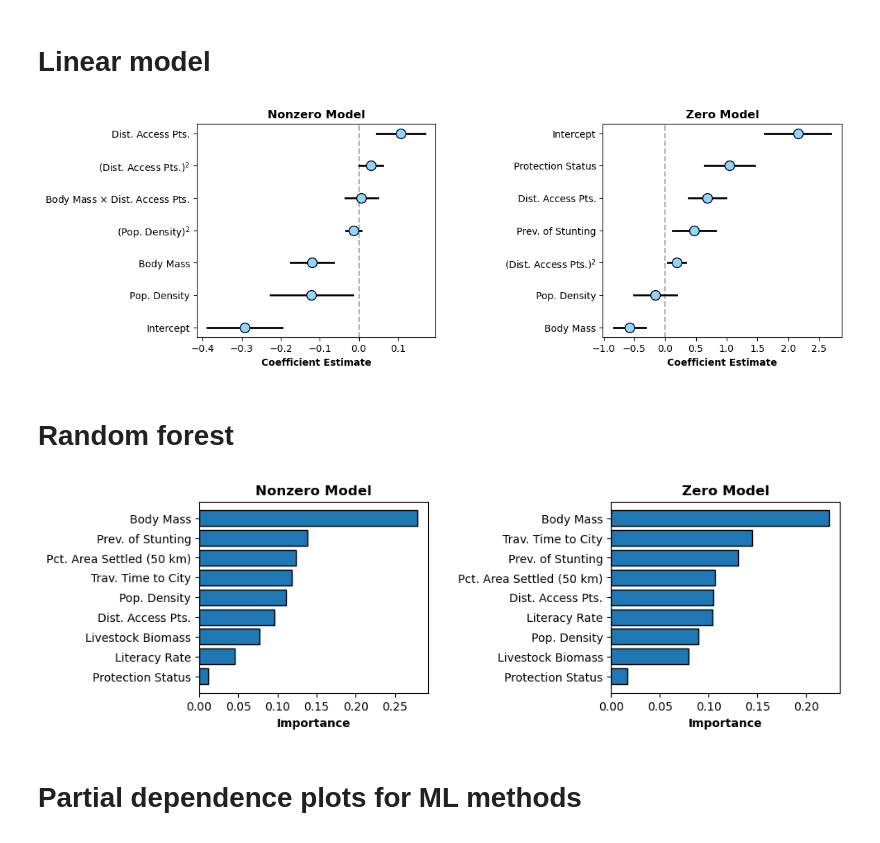
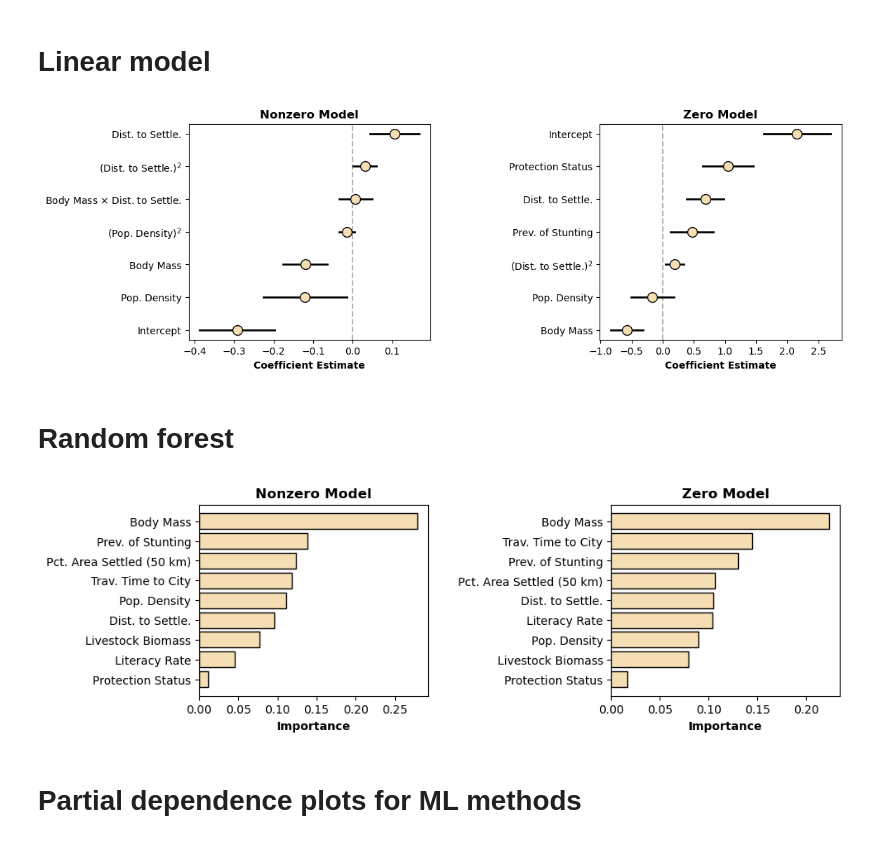
Before and after one commit to emiliolr/life-hunting, a Jupyter notebook: notebooks/final_model_exploration.ipynb, the cells around one changed output. Saved outputs shown, nothing was run; the diff lists cells and outputs as text; code cells hidden in the pictures.

```diff
--- a/notebooks/final_model_exploration.ipynb
+++ b/notebooks/final_model_exploration.ipynb
@@ -44,9 +44,9 @@ zero_coefs = zero_coefs.sort_values('Estimate')
 # %%
 # Plotting model coefficients
 #  changing the names for plotting purposes
-plot_names = {'Dist_Settlement_KM' : 'Dist. Access Pts.',
-              'Body_Mass:Dist_Settlement_KM' : 'Body Mass $\\times$ Dist. Access Pts.',
-              'I(Dist_Settlement_KM^2)' : '(Dist. Access Pts.)$^2$',
+plot_names = {'Dist_Settlement_KM' : 'Dist. to Settle.',
+              'Body_Mass:Dist_Settlement_KM' : 'Body Mass $\\times$ Dist. to Settle.',
+              'I(Dist_Settlement_KM^2)' : '(Dist. to Settle.)$^2$',
               'Population_Density' : 'Pop. Density',
               'I(Population_Density^2)' : '(Pop. Density)$^2$',
               '(Intercept)' : 'Intercept',
@@ -59,7 +59,7 @@ fig, axs = plt.subplots(1, 2, figsize = (12, 4))
 
 for data, model, ax in zip([nonzero_coefs, zero_coefs], ['nonzero', 'zero'], axs):
     ax.scatter(data['Estimate'], data['variable'].replace(plot_names), s = 100, edgecolor = 'black',
-               color = '#90d5ff', zorder = 100)
+               color = 'wheat', zorder = 100)
     for row in data.iterrows():
         row = row[1]
         name = plot_names[row['variable']]
@@ -76,7 +76,7 @@ fig.subplots_adjust(wspace = 0.7)
 plt.savefig('/Users/emiliolr/Desktop/linear_hurdle_coefficients.png', bbox_inches = 'tight', dpi = 400)
 plt.show()
 # %% [output]
-[figure, old version]
+[figure, new version]
 # %% [markdown]
 # Random forest
 # %%
@@ -85,42 +85,42 @@ rf_hurdle = models['rf']['model']
 sub_models = {'nonzero' : rf_hurdle.nonzero_model, 'zero' : rf_hurdle.zero_model}
 
 #  names of vars for plotting
-plot_names = {'Dist_Settlement_KM' : 'Dist. Access Pts.',
+plot_names = {'Dist_Settlement_KM' : 'Dist. to Settle.',
               'Population_Density' : 'Pop. Density',
               'Body_Mass' : 'Body Mass',
               'Stunting_Pct' : 'Prev. of Stunting',
               'Protected_Area' : 'Protection Status',
               'Literacy_Rate' : 'Literacy Rate',
               'Travel_Time_Large' : 'Trav. Time to City',
               'Livestock_Biomass' : 'Livestock Biomass',
               'Percent_Settlement_50km' : 'Pct. Area Settled (50 km)'}
 
 fig, axs = plt.subplots(1, 2, figsize = (10, 3), sharey = False)
 
 for i, model_name in enumerate(sub_models.keys()):
     ax = axs[i]
 
     model = sub_models[model_name]
     # model.model.estimator.importance_type = 'gain'
 
     imp = model.feature_importances_
     feat = model.feature_names_in_
     feat = [plot_names[f] for f in feat]
 
     #  sorting by feature importance score
     feat_imp_df = pd.DataFrame({'feature' : feat, 'importance' : imp})
     feat_imp_df = feat_imp_df.sort_values('importance')
 
-    ax.barh(feat_imp_df['feature'], feat_imp_df['importance'], edgecolor = 'black')
+    ax.barh(feat_imp_df['feature'], feat_imp_df['importance'], color = 'wheat', edgecolor = 'black')
     ax.set_title(f'{model_name} model'.title(), weight = 'bold')
     ax.set_xlabel('Importance', weight = 'bold')
 
 fig.subplots_adjust(wspace = 0.8)
 
 plt.savefig('/Users/emiliolr/Desktop/feature_importances_rf.png', bbox_inches = 'tight', dpi = 400)
 plt.show()
 # %% [output]
-[figure, old version]
+[figure, new version]
 # %% [markdown]
 # Partial dependence plots for ML methods
 # %%
```
Also changed, not shown: parts of 3 cells of this notebook, 4 other files.
